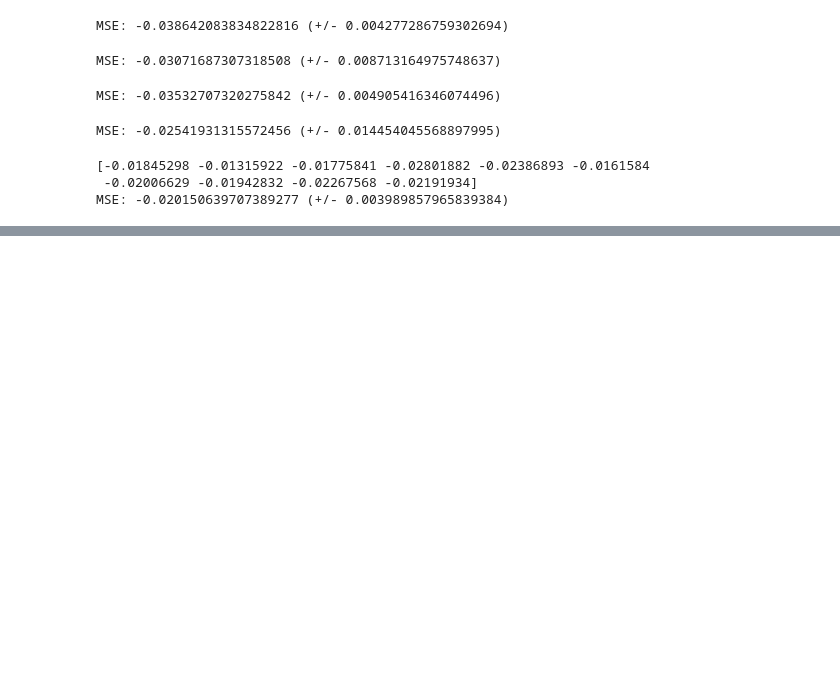
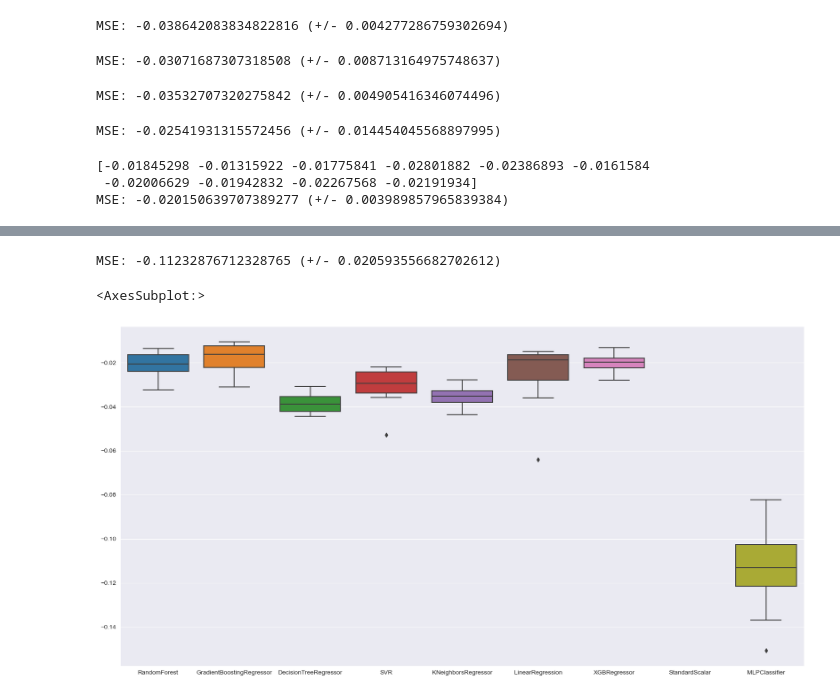
Before and after one commit to yummypugs/Data-Analytics-in-Business, a Jupyter notebook: 2.0 All regressions with MSE on TrainingData.ipynb, the cells around one changed output, grey strips where cells are left out. Drawn from its saved outputs; the diff is of its cells as text; code cells hidden in the pictures; blank space fills up the shorter version.

Commit message:
Adding more regression and MSE Graphs

```diff
--- a/2.0 All regressions with MSE on TrainingData.ipynb
+++ b/2.0 All regressions with MSE on TrainingData.ipynb
@@ -184,12 +183,3 @@ scores_map['XGBRegressor'] = scores
 [-0.01845298 -0.01315922 -0.01775841 -0.02801882 -0.02386893 -0.0161584
  -0.02006629 -0.01942832 -0.02267568 -0.02191934]
 MSE: -0.020150639707389277 (+/- 0.003989857965839384)
-# %%
-from sklearn.neural_network import MLPClassifier
-
-clf = MLPClassifier(solver='lbfgs', alpha=1e-5, hidden_layer_sizes=(5, 2), random_state=1)
-clf.fit(x_scaled, np.ravel(y))
-#scores = cross_val_score(clf, x_scaled, np.ravel(y), cv=cross_validation, scoring='neg_mean_squared_error')
-#print(f"MSE: {scores.mean()} (+/- {scores.std()})")
-
-#scores_map['MLPClassifier'] = scores
@@ -205,0 +190,19 @@ sns.boxplot(data=scores_map)
+# %%
+from sklearn.neural_network import MLPClassifier
+
+clf = MLPClassifier(alpha=1, max_iter=1000)
+#print(np.ravel(y))
+#clf.fit(x_scaled, np.ravel(y_train))
+scores = cross_val_score(clf, x_scaled, np.ravel(y.astype(int)), cv=cross_validation, scoring='neg_mean_squared_error')
+print(f"MSE: {scores.mean()} (+/- {scores.std()})")
+
+scores_map['MLPClassifier'] = scores
+# %% [output]
+MSE: -0.11232876712328765 (+/- 0.020593556682702612)
+# %%
+plt.figure(figsize=(20, 10))
+scores_map = pd.DataFrame(scores_map)
+sns.boxplot(data=scores_map)
+# %% [output]
+<AxesSubplot:>
+[figure, added]
```
Also changed, not shown: parts of 3 cells of this notebook.
